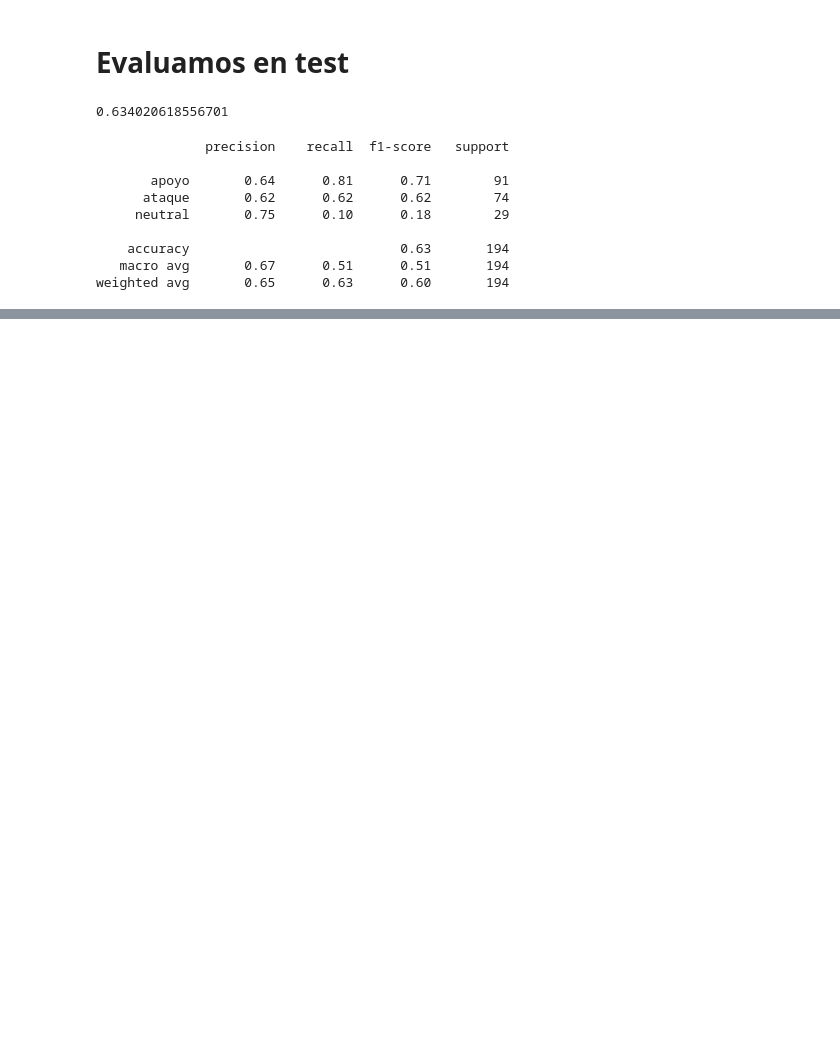
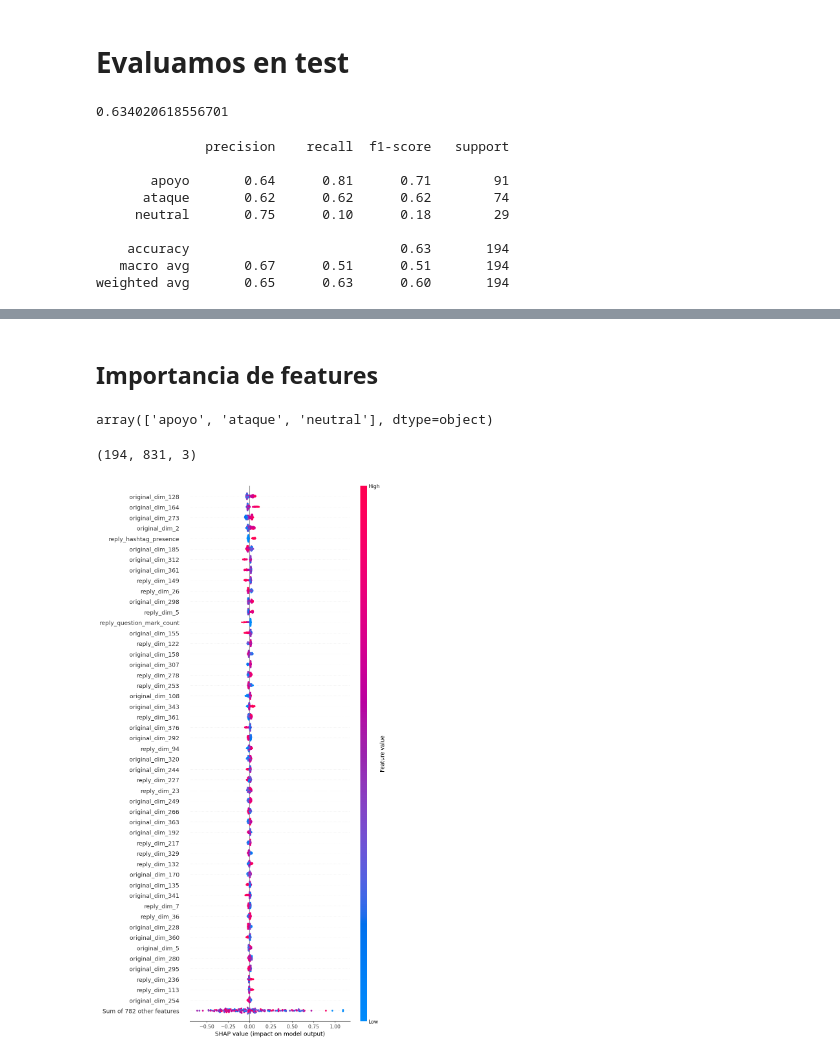
Before and after one commit to pablocelayes/famaf-text-mining-stance-tweets, a Jupyter notebook: 05 - clasificación de interacciones.ipynb, the cells around one changed output, grey strips where cells are left out. Drawn from its saved outputs; the diff is of its cells as text; code cells hidden in the pictures; blank space fills up the shorter version.

```diff
--- a/05 - clasificación de interacciones.ipynb
+++ b/05 - clasificación de interacciones.ipynb
@@ -351,15 +365,7 @@ df_lex = pd.read_csv("data/lexico_nrc_es.csv")
-# %%
-lex_json = {}
-for _, row in df_lex.iterrows():
-    palabra = row["palabra"]
-    sentimiento = row["sentimiento"]
-    if palabra not in lex_json:
-        lex_json[palabra] = []
-    lex_json[palabra].append(sentimiento)
 # %%
-import json
-with open("data/lexico_nrc_es.json", "w") as f:
-    json.dump(lex_json, f, ensure_ascii=False, indent=2)
+# import json
+# with open("data/lexico_nrc_es.json", "w") as f:
+#     json.dump(lex_json, f, ensure_ascii=False, indent=2)
 # %%
 import re
 
@@ -400,7 +406,7 @@ sentiment_count_rows = []
 for _, row in df_single_tuits.iterrows():
     tweet_id = row["tweet_id"]
     text = row["full_text"]
-    sentiment_count_row = {"tweet_id": tweet_id} | count_nrc_sentiments(text, lex_json)
+    sentiment_count_row = {"tweet_id": tweet_id} | count_nrc_sentiments(text, lex_dict)
     sentiment_count_rows.append(sentiment_count_row)
 
 sentiment_counts_df = pd.DataFrame(sentiment_count_rows).fillna(0)
@@ -546,0 +545,22 @@ confusion_matrix?
+# %% [markdown]
+## Importancia de features
+# %%
+model.classes_
+# %% [output]
+array(['apoyo', 'ataque', 'neutral'], dtype=object)
+# %%
+import shap
+import matplotlib.pyplot as plt
+
+# Create explainer and compute SHAP values
+explainer = shap.TreeExplainer(model)
+explanation = explainer(X_test)
+# %%
+explanation.shape
+# %% [output]
+(194, 831, 3)
+# %%
+# Apoyo
+shap.plots.beeswarm(explanation[...,0], max_display=50)
+# %% [output]
+[figure, added]
```
Also changed, not shown: parts of 27 cells of this notebook, 1 other file.
